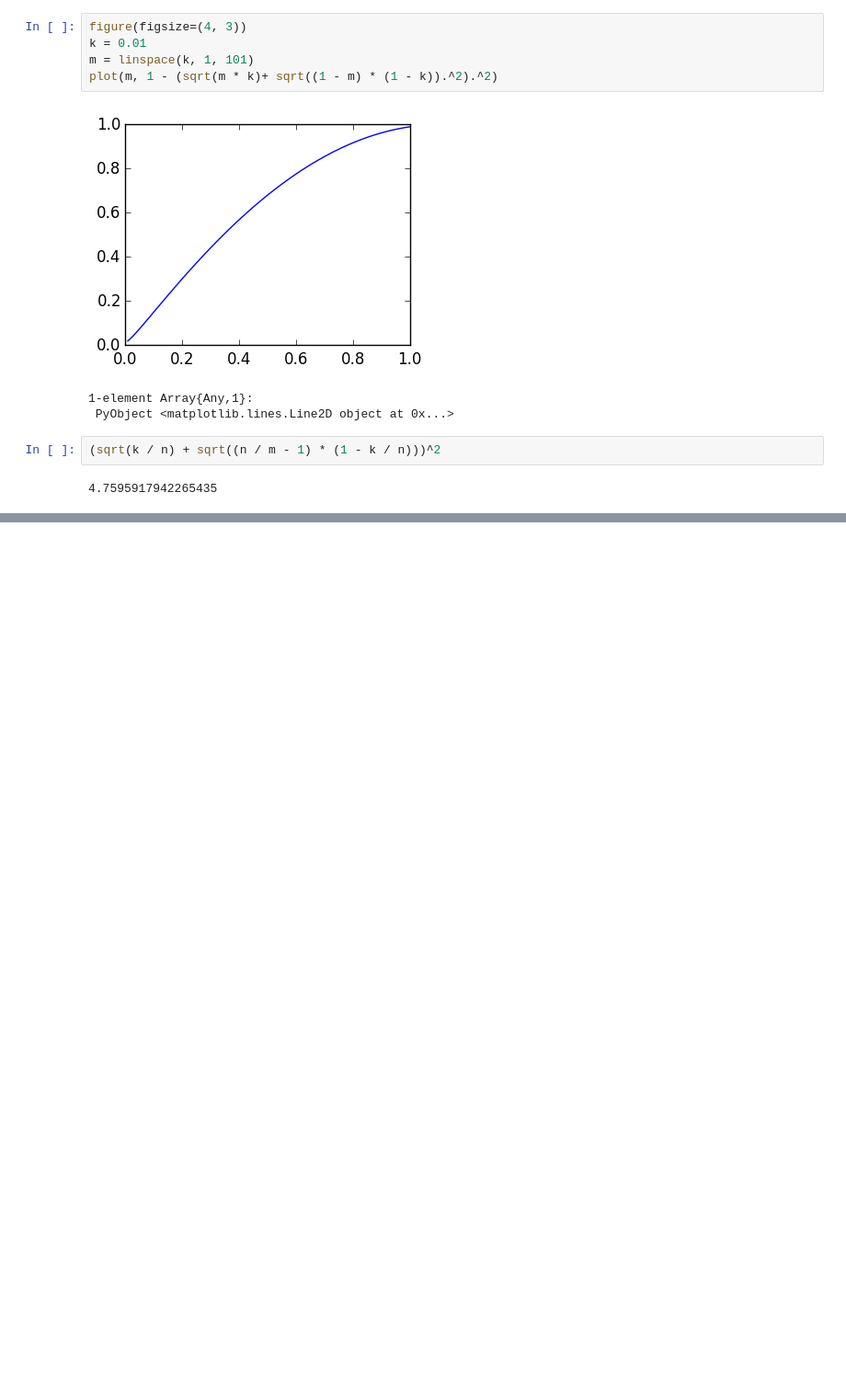
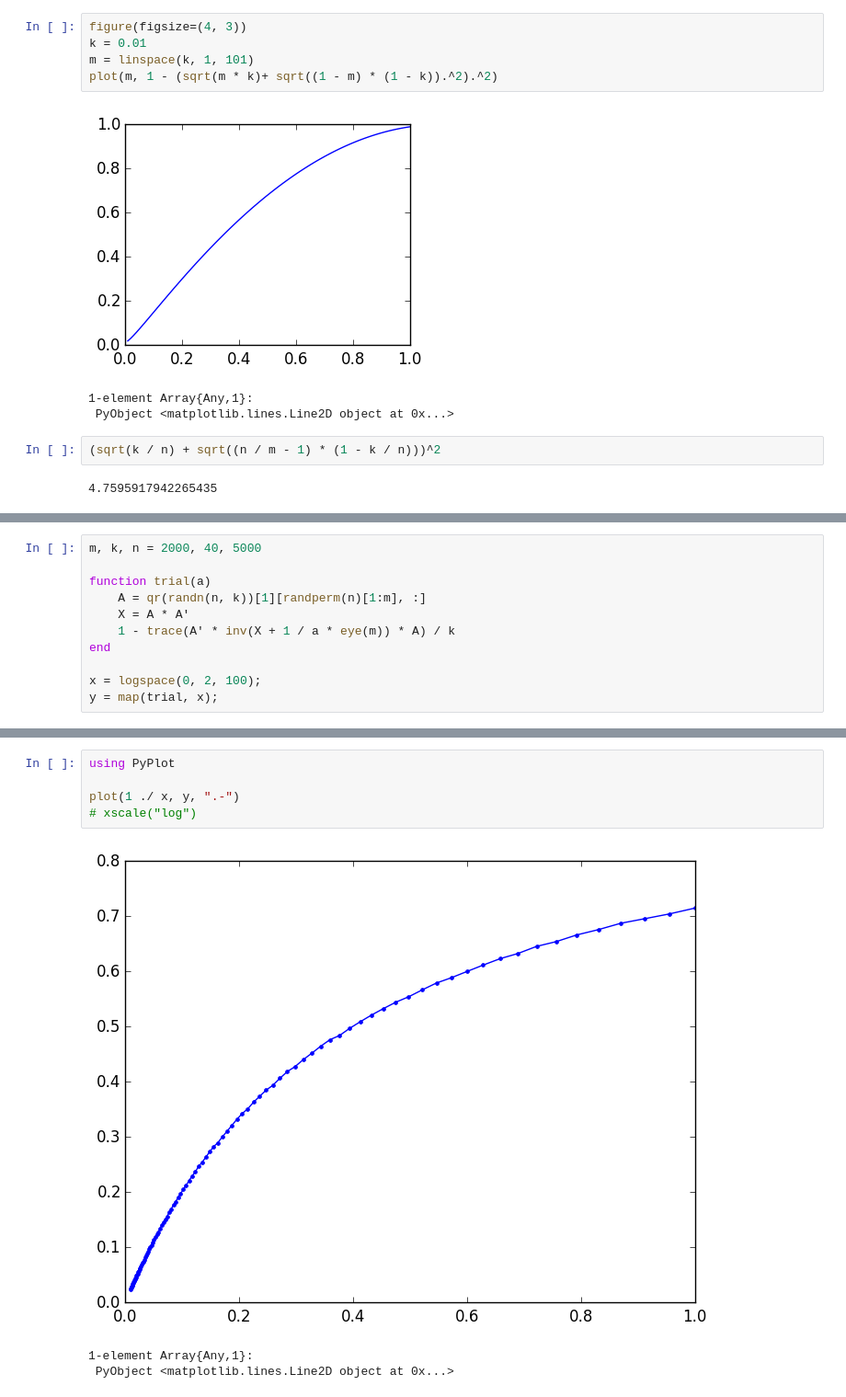
Before and after one commit to ganguli-lab/single-trial, a Jupyter notebook: notebooks/scratch.ipynb, the cells around one changed output, grey strips where cells are left out. Shown at 92% size. Saved outputs shown, nothing was run; the diff lists cells and outputs as text; blank space fills up the shorter version.

```diff
--- a/notebooks/scratch.ipynb
+++ b/notebooks/scratch.ipynb
@@ -113,0 +94,11 @@ eig(A)[1]
+# %%
+m, k, n = 2000, 40, 5000
+
+function trial(a)
+    A = qr(randn(n, k))[1][randperm(n)[1:m], :]
+    X = A * A'
+    1 - trace(A' * inv(X + 1 / a * eye(m)) * A) / k
+end
+
+x = logspace(0, 2, 100);
+y = map(trial, x);
@@ -113,0 +123,9 @@ eig(A)[1]
+# %%
+using PyPlot
+
+plot(1 ./ x, y, ".-")
+# xscale("log")
+# %% [output]
+[figure, added]
+1-element Array{Any,1}:
+ PyObject <matplotlib.lines.Line2D object at 0x...>
```
Also changed, not shown: parts of 2 cells of this notebook, 2 other files.
